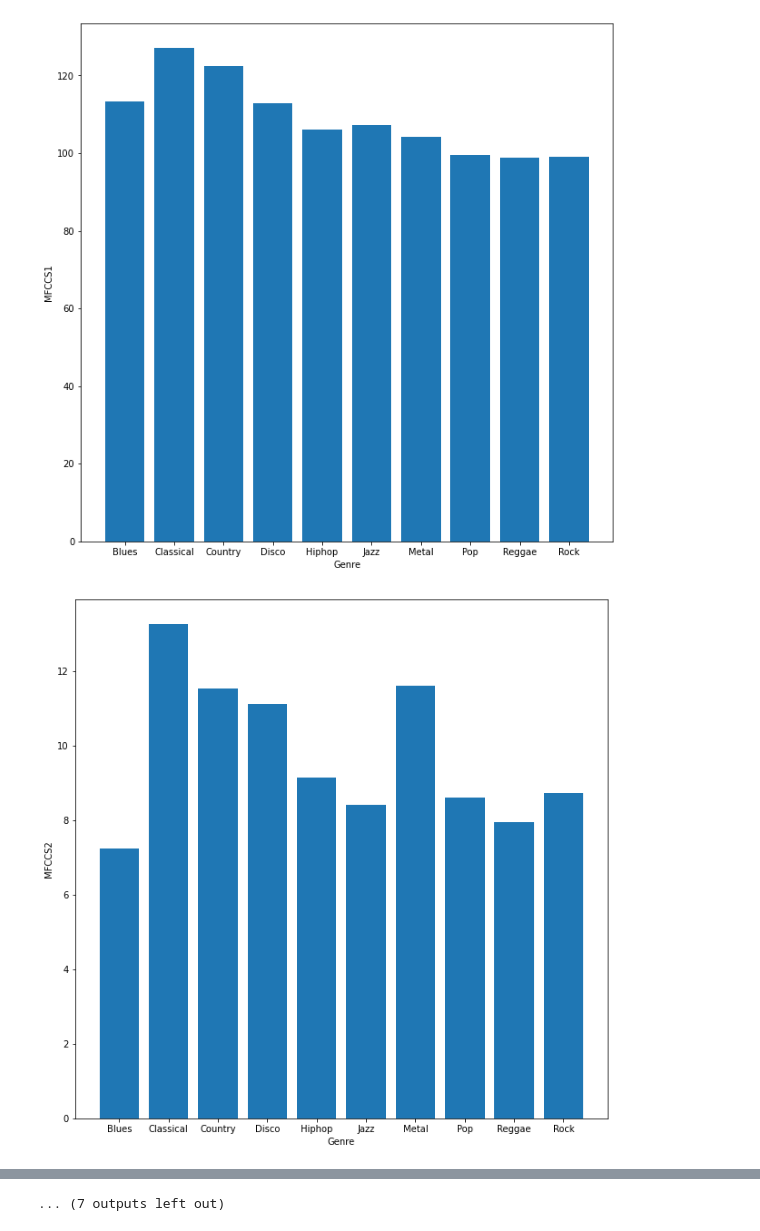
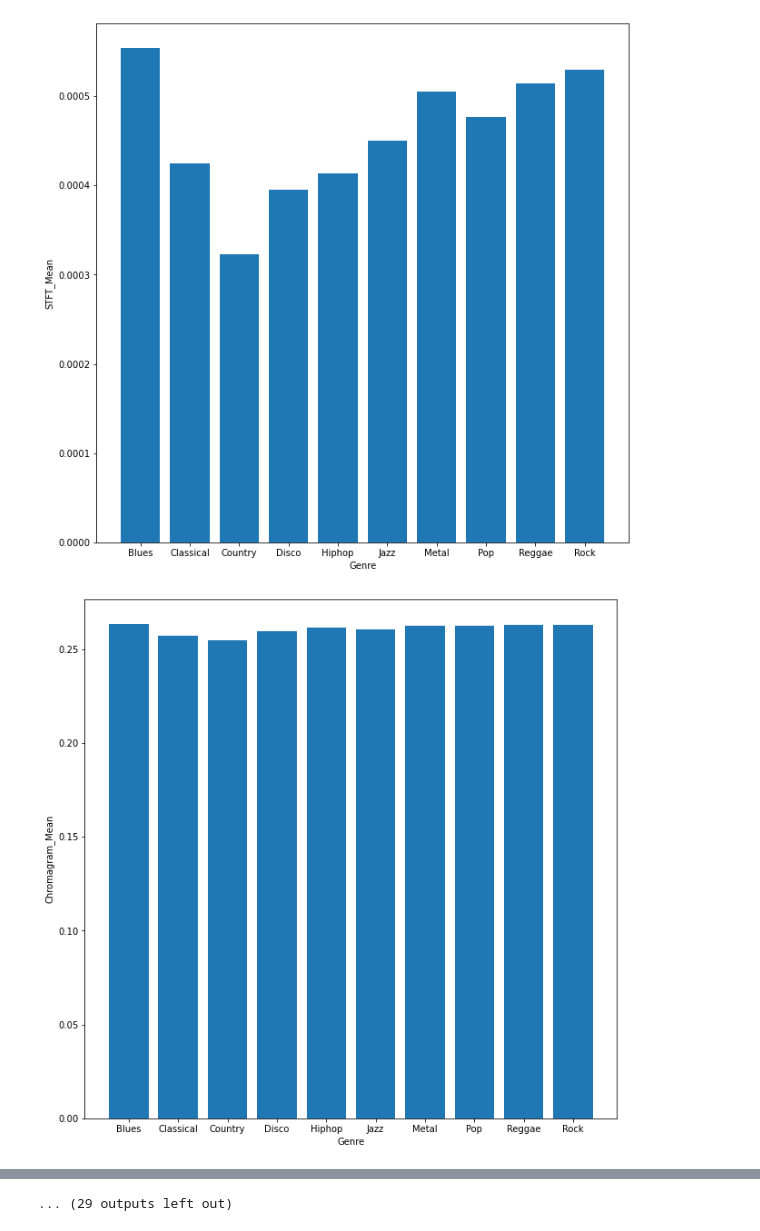
Before and after one commit to acarrill/TFGNotebooks, a Jupyter notebook: DataVisualization.ipynb, the cells around one changed output, grey strips where cells are left out. Drawn from its saved outputs; the diff is of its cells as text; code cells hidden in the pictures.

```diff
--- a/DataVisualization.ipynb
+++ b/DataVisualization.ipynb
@@ -14,11 +14,11 @@ import gc
 
 # features = pd.read_csv('Dataframes/MI_PRIMER_DATAFRAME.csv', encoding='latin-1', thousands=',')
 
-features = pd.read_csv('Dataframes/oldDataframes/19_MFCCS_DATAFRAME.csv', encoding='latin-1', thousands=',')
+# features = pd.read_csv('Dataframes/oldDataframes/19_MFCCS_DATAFRAME.csv', encoding='latin-1', thousands=',')
 
 # features = pd.read_csv('Dataframes/visualization_features_var.csv', encoding='latin-1', thousands=',')
 
-# features = pd.read_csv('Dataframes/var_mean_dict.csv', encoding='latin-1', thousands=',')
+features = pd.read_csv('Dataframes/var_mean_dict.csv', encoding='latin-1', thousands=',')
 
 print(features.head(5))
 
@@ -127,7 +127,7 @@ def featureVarBarPlotMaker (features, label_tag, feature_tag, number_features_by
     unique_labels = np.unique(features[label_tag])
     for i in range(1, len(unique_labels)+1):
 #         features_mean = features[feature_tag][:i*number_features_by_label].mean()
-        features_mean = abs(features[feature_tag][:i*number_features_by_label].var())
+        features_mean = abs(features[feature_tag][:i*number_features_by_label].mean())
         features_means.append(features_mean)
 
     plt.bar(unique_labels, features_means)
@@ -141,11 +141,13 @@ def featureVarBarPlotMaker (features, label_tag, feature_tag, number_features_by
 
 number_features_label = 100
 
-featureMeanBarPlotMaker(features, label, 'Energy', number_features_label)
-featureMeanBarPlotMaker(features, label, 'RMSE', number_features_label)
-featureMeanBarPlotMaker(features, label, 'ZCR', number_features_label)
-featureMeanBarPlotMaker(features, label, 'Spectral_Contrast', number_features_label)
-featureMeanBarPlotMaker(features, label, 'Chromagram', number_features_label)
+featureMeanBarPlotMaker(features, label, 'Energy_Mean', number_features_label)
+featureMeanBarPlotMaker(features, label, 'RMSE_Mean', number_features_label)
+featureMeanBarPlotMaker(features, label, 'ZCR_Mean', number_features_label)
+featureMeanBarPlotMaker(features, label, 'Spectral_Contrast_Mean', number_features_label)
+featureMeanBarPlotMaker(features, label, 'CQT_Mean', number_features_label)
+featureMeanBarPlotMaker(features, label, 'STFT_Mean', number_features_label)
+featureMeanBarPlotMaker(features, label, 'Chromagram_Mean', number_features_label)
 featureMeanBarPlotMaker(features, label, 'MFCCS1', number_features_label)
 featureMeanBarPlotMaker(features, label, 'MFCCS2', number_features_label)
 featureMeanBarPlotMaker(features, label, 'MFCCS3', number_features_label)
@@ -158,27 +160,30 @@ featureMeanBarPlotMaker(features, label, 'MFCCS9', number_features_label)
 featureMeanBarPlotMaker(features, label, 'MFCCS10', number_features_label)
 featureMeanBarPlotMaker(features, label, 'MFCCS11', number_features_label)
 featureMeanBarPlotMaker(features, label, 'MFCCS12', number_features_label)
-featureMeanBarPlotMaker(features, label, 'Tempo', number_features_label)
+featureMeanBarPlotMaker(features, label, 'Tempo_Mean', number_features_label)
 
 
 
-# featureVarBarPlotMaker(features, label, 'Energy', number_features_label)
-# featureVarBarPlotMaker(features, label, 'RMSE', number_features_label)
-# featureVarBarPlotMaker(features, label, 'ZCR', number_features_label)
-# featureVarBarPlotMaker(features, label, 'Spectral_Contrast', number_features_label)
-# featureVarBarPlotMaker(features, label, 'Chromagram', number_features_label)
-# featureVarBarPlotMaker(features, label, 'MFCCS1', number_features_label)
-# featureVarBarPlotMaker(features, label, 'MFCCS2', number_features_label)
-# featureVarBarPlotMaker(features, label, 'MFCCS3', number_features_label)
-# featureVarBarPlotMaker(features, label, 'MFCCS4', number_features_label)
-# featureVarBarPlotMaker(features, label, 'MFCCS5', number_features_label)
-# featureVarBarPlotMaker(features, label, 'MFCCS6', number_features_label)
-# featureVarBarPlotMaker(features, label, 'MFCCS7', number_features_label)
-# featureVarBarPlotMaker(features, label, 'MFCCS8', number_features_label)
-# featureVarBarPlotMaker(features, label, 'MFCCS9', number_features_label)
-# featureVarBarPlotMaker(features, label, 'MFCCS10', number_features_label)
-# featureVarBarPlotMaker(features, label, 'MFCCS11', number_features_label)
-# featureVarBarPlotMaker(features, label, 'MFCCS12', number_features_label)
+featureVarBarPlotMaker(features, label, 'Energy_Var', number_features_label)
+featureVarBarPlotMaker(features, label, 'RMSE_Var', number_features_label)
+featureVarBarPlotMaker(features, label, 'ZCR_Var', number_features_label)
+featureVarBarPlotMaker(features, label, 'Spectral_Contrast_Var', number_features_label)
+featureVarBarPlotMaker(features, label, 'Chromagram_Var', number_features_label)
+featureVarBarPlotMaker(features, label, 'CQT_Var', number_features_label)
+featureVarBarPlotMaker(features, label, 'STFT_Var', number_features_label)
+featureVarBarPlotMaker(features, label, 'MFCCS1', number_features_label)
+featureVarBarPlotMaker(features, label, 'MFCCS2', number_features_label)
+featureVarBarPlotMaker(features, label, 'MFCCS3', number_features_label)
+featureVarBarPlotMaker(features, label, 'MFCCS4', number_features_label)
+featureVarBarPlotMaker(features, label, 'MFCCS5', number_features_label)
+featureVarBarPlotMaker(features, label, 'MFCCS6', number_features_label)
+featureVarBarPlotMaker(features, label, 'MFCCS7', number_features_label)
+featureVarBarPlotMaker(features, label, 'MFCCS8', number_features_label)
+featureVarBarPlotMaker(features, label, 'MFCCS9', number_features_label)
+featureVarBarPlotMaker(features, label, 'MFCCS10', number_features_label)
+featureVarBarPlotMaker(features, label, 'MFCCS11', number_features_label)
+featureVarBarPlotMaker(features, label, 'MFCCS12', number_features_label)
+featureVarBarPlotMaker(features, label, 'Tempo_Var', number_features_label)
 # %% [output]
 ['Blues' 'Classical' 'Country' 'Disco' 'Hiphop' 'Jazz' 'Metal' 'Pop'
  'Reggae' 'Rock']
@@ -190,2 +195,2 @@ featureMeanBarPlotMaker(features, label, 'Tempo', number_features_label)
-[figure, old version]
+[figure, new version]
-[figure, old version]
+[figure, new version]
@@ -196,4 +201,4 @@ featureMeanBarPlotMaker(features, label, 'Tempo', number_features_label)
-... (7 outputs left out)
+... (29 outputs left out)
 # %%
 def replace_char(array_list, old_str, new_str):
     row_processed = []
```
Also changed, not shown: parts of 2 cells of this notebook, 18 other files.
